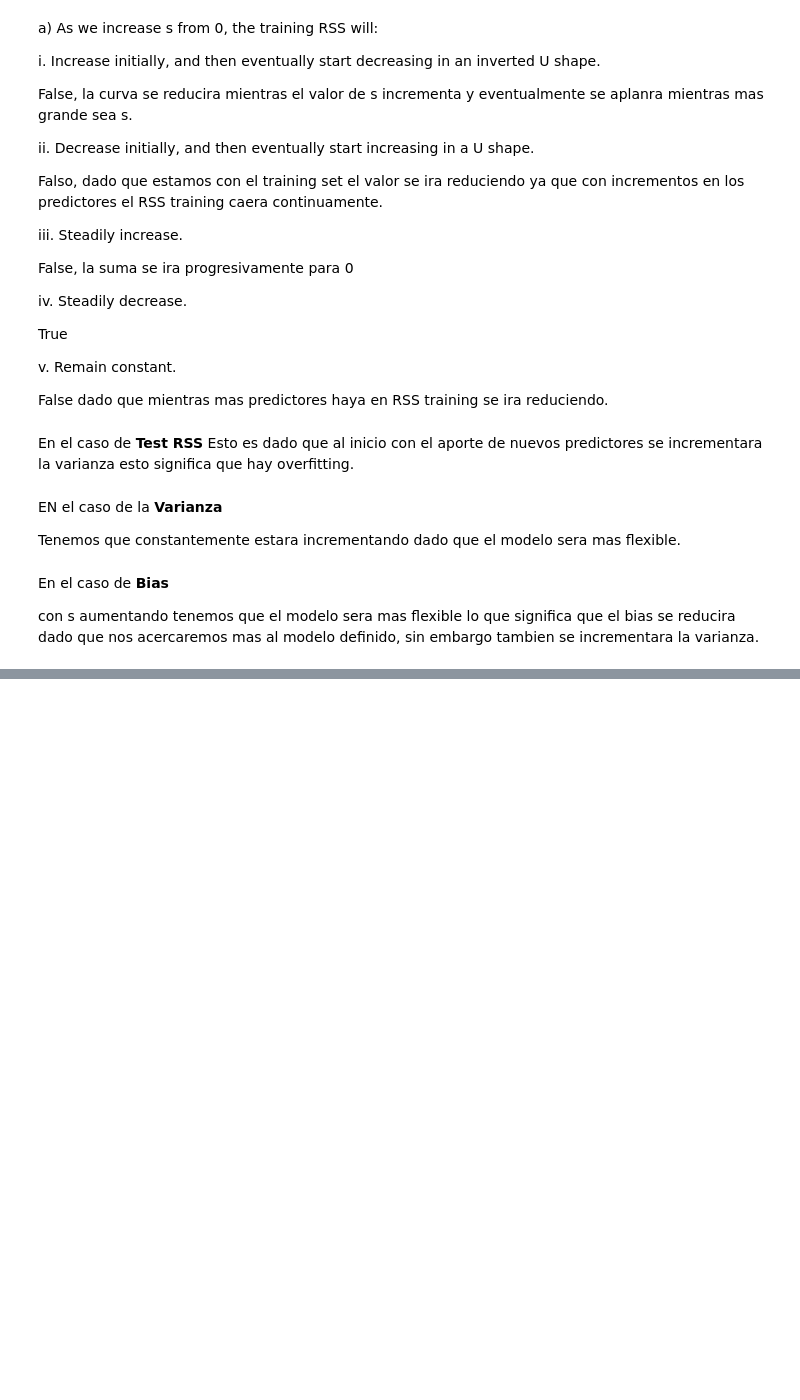
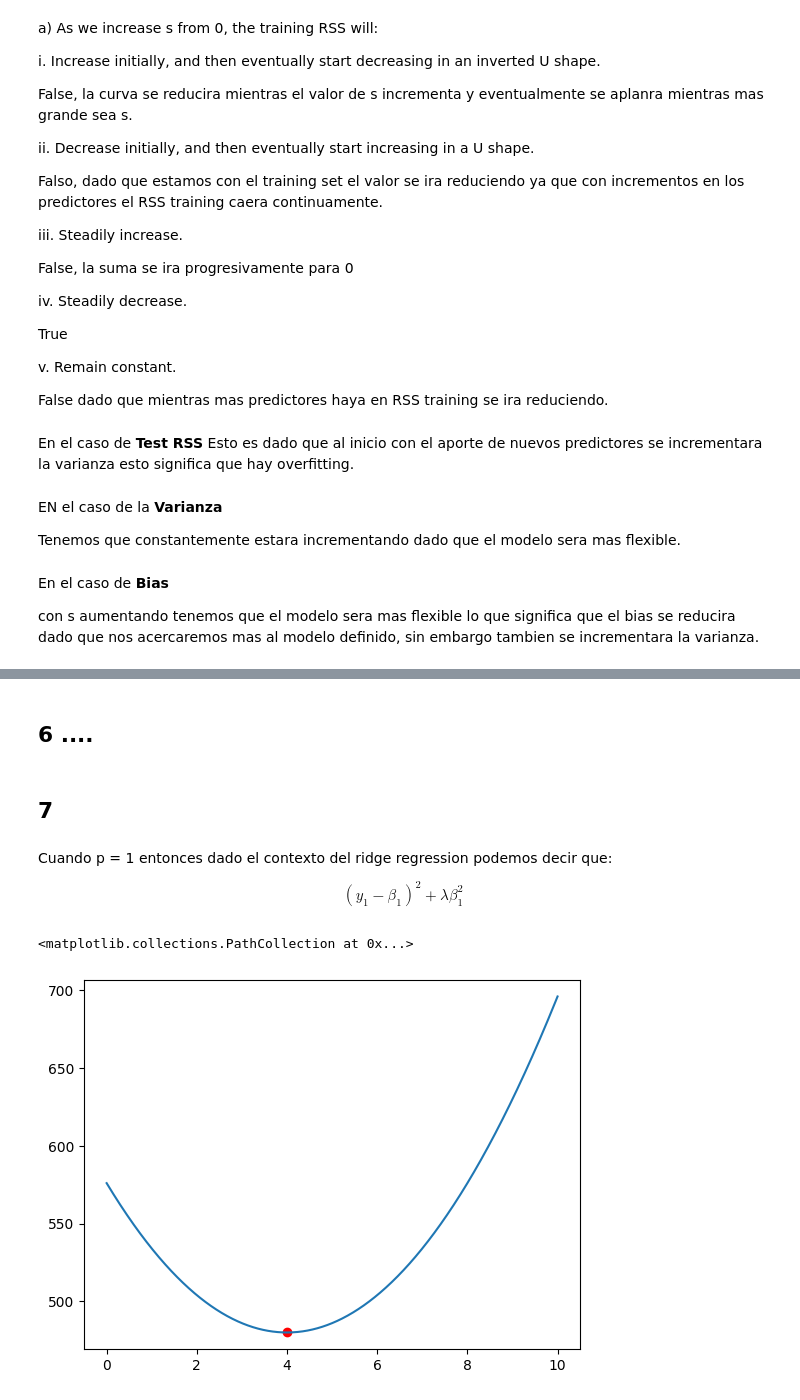
Before and after one commit to chuancao26/islp, a Jupyter notebook: EjerciciosRegularizacion.ipynb, the cells around one changed output, grey strips where cells are left out. Saved outputs shown, nothing was run; the diff lists cells and outputs as text; code cells hidden in the pictures; blank space fills up the shorter version.

```diff
--- a/EjerciciosRegularizacion.ipynb
+++ b/EjerciciosRegularizacion.ipynb
@@ -2,0 +23,20 @@
+# %%
+import pandas as pd
+import numpy as np
+import matplotlib.pyplot as plt
+import seaborn as sns
+
+sns.set_theme()
+
+%matplotlib inline
+import statsmodels.api as sm
+
+from ISLP import load_data
+from ISLP.models import (ModelSpec as MS,
+                           summarize,
+                           poly)
+import sklearn.model_selection as skm
+import sklearn.linear_model as skl
+from sklearn.preprocessing import StandardScaler
+
+from functools import partial
@@ -99,0 +174,22 @@ con s aumentando tenemos que el modelo sera mas flexible lo que significa que el
+# %% [markdown]
+## 6 ....
+# %% [markdown]
+## 7
+# %% [markdown]
+Cuando p = 1 entonces dado el contexto del ridge regression podemos decir que:
+
+$$(y_1 - \beta_1)^2 + \lambda \beta_1^2$$
+# %%
+# para algun valor de y1 y lambda tenemos que hacer un grafico en funcion
+# de Beta
+def f(y1, b1, lam):
+  return (y1 - b1)**2 + lam* b1**2
+b1 = np.linspace(0,10,1000)
+y1 = 24
+lam = 5
+f_b1 = f(y1, b1, lam)
+plt.plot(b1, f_b1)
+plt.scatter(b1[np.argmin(f_b1)], np.min(f_b1), color="red")
+# %% [output]
+<matplotlib.collections.PathCollection at 0x...>
+[figure, added]
```
Also changed, not shown: parts of 46 cells of this notebook.
